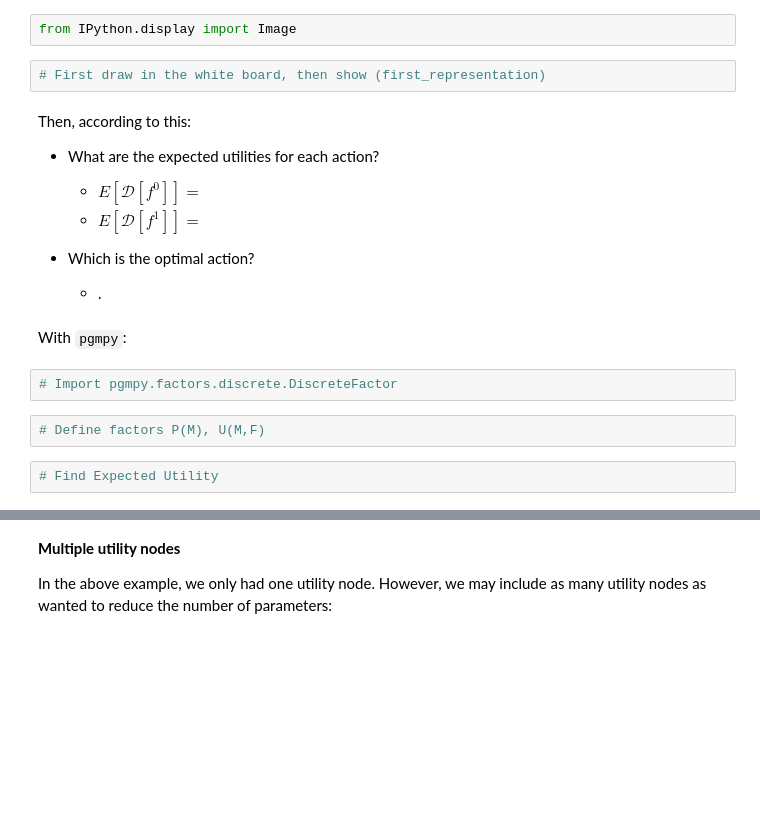
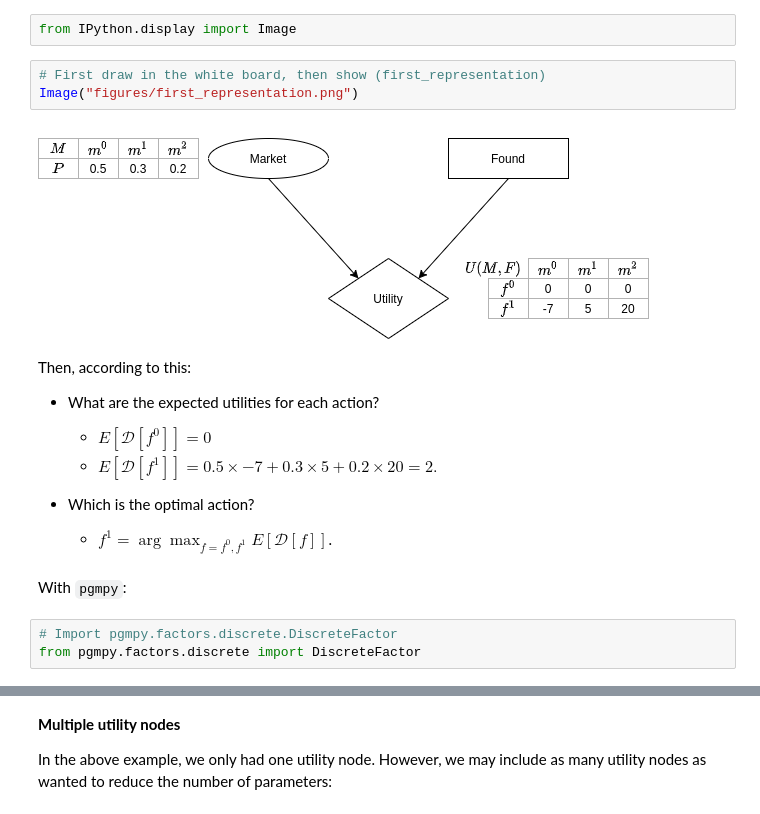
Before and after one commit to OmarVillalobos/mgpo2020, a Jupyter notebook: Modulo1/Clase5/DecisionTheory.ipynb, the cells around one changed output, grey strips where cells are left out. Cells and saved outputs as stored; diff of their text form; blank space fills up the shorter version.

```diff
--- a/Modulo1/Clase5/DecisionTheory.ipynb
+++ b/Modulo1/Clase5/DecisionTheory.ipynb
@@ -78,20 +78,20 @@ Let's represent the graphical model corresponding to this situation:
 from IPython.display import Image
 # %%
 # First draw in the white board, then show (first_representation)
+Image("figures/first_representation.png")
+# %% [output]
+[figure, added]
 # %% [markdown]
 Then, according to this:
 
 - What are the expected utilities for each action?
-  - $E[\mathcal{D}[f^0]]=%0$
-  - $E[\mathcal{D}[f^1]]=%0.5 \times -7 + 0.3 \times 5 + 0.2 \times 20=2.$
+  - $E[\mathcal{D}[f^0]]=0$
+  - $E[\mathcal{D}[f^1]]=0.5 \times -7 + 0.3 \times 5 + 0.2 \times 20=2.$
 
 - Which is the optimal action?
-  - .
+  - $f^1 = \arg \max_{f=f^0, f^1} E[\mathcal{D}[f]]$.
 # %% [markdown]
 With `pgmpy`:
 # %%
 # Import pgmpy.factors.discrete.DiscreteFactor
+from pgmpy.factors.discrete import DiscreteFactor
-# %%
-# Define factors P(M), U(M,F)
-# %%
-# Find Expected Utility
```
Also changed, not shown: parts of 39 cells of this notebook.
